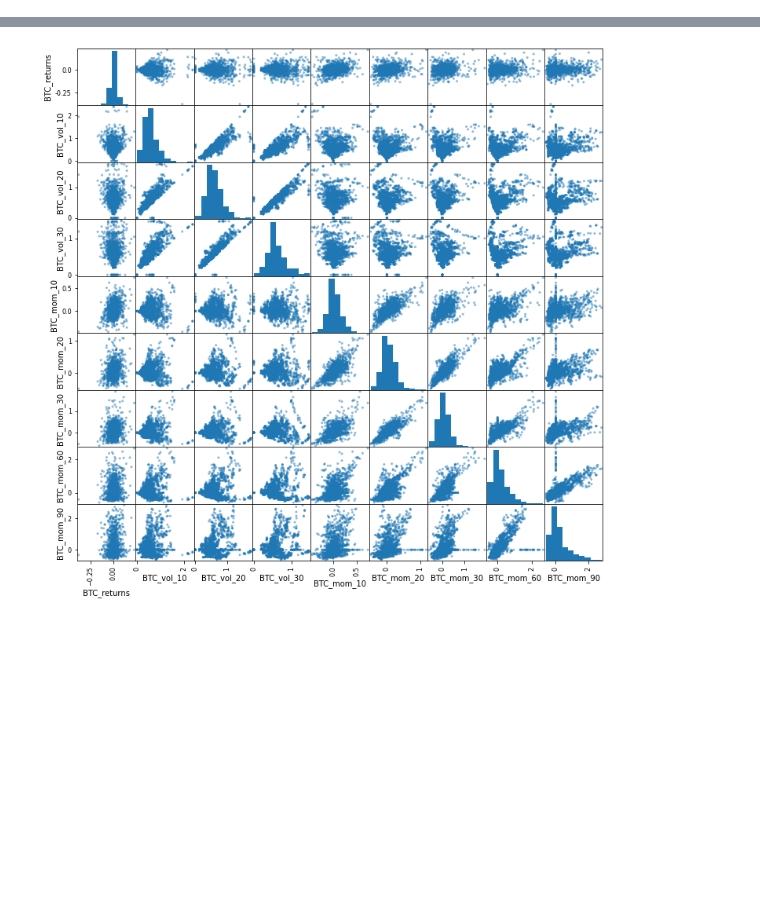
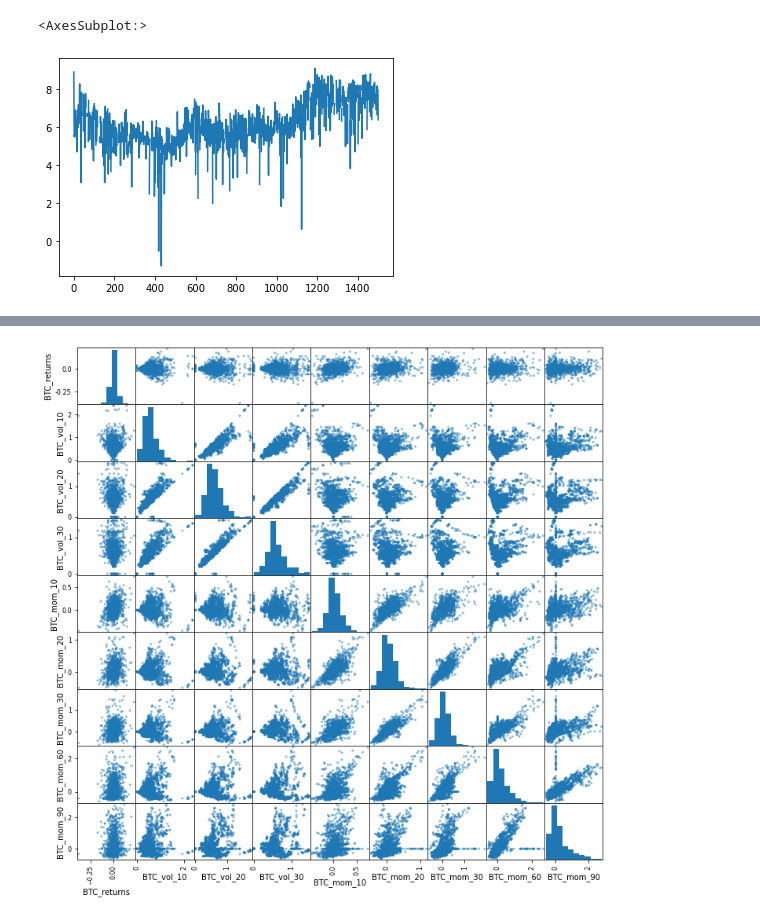
Before and after one commit to webclinic017/drift, a Jupyter notebook: exploration.ipynb, the cells around one changed output, grey strips where cells are left out. Saved outputs shown, nothing was run; the diff lists cells and outputs as text; code cells hidden in the pictures; blank space fills up the shorter version.

```diff
--- a/exploration.ipynb
+++ b/exploration.ipynb
@@ -42,0 +37,5 @@ lag_plot(data['SPY_returns'])
+# %%
+np.log(X['BTC_USD_fracdiff_10']).plot()
+# %% [output]
+<AxesSubplot:>
+[figure, added]
```
Also changed, not shown: parts of 10 cells of this notebook, 12 other files.
